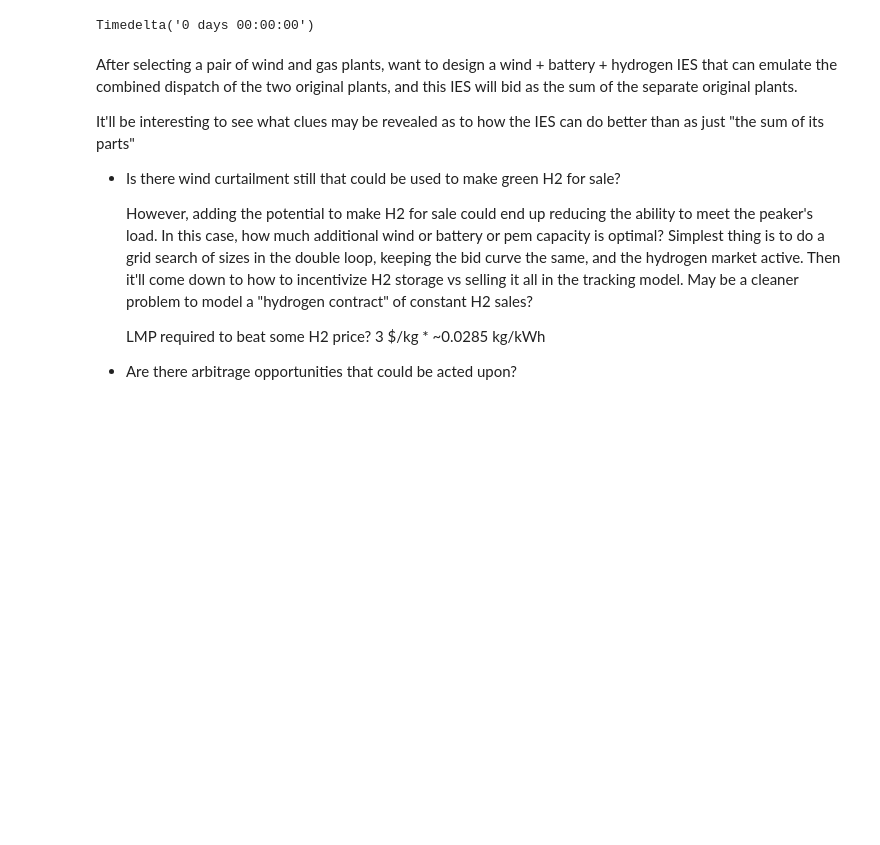
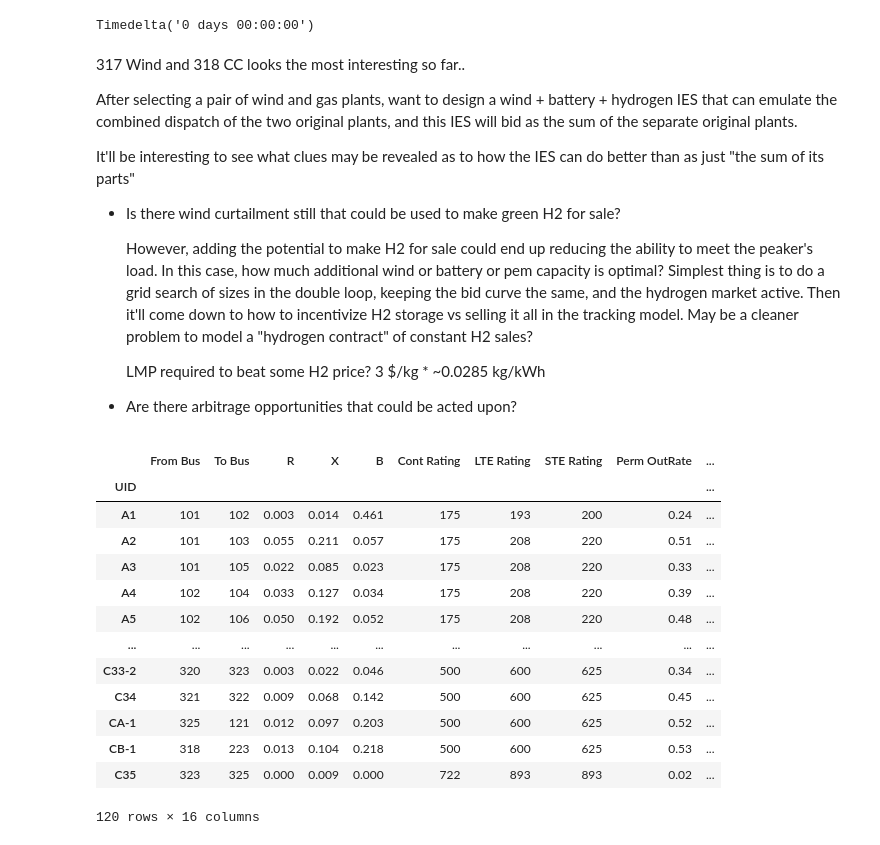
Before and after one commit to dguittet/dispatches, a Jupyter notebook: dispatches/case_studies/renewables_h2_case/prescient_analysis.ipynb, the cells around one changed output. Drawn from its saved outputs; the diff is of its cells as text; code cells hidden in the pictures; blank space fills up the shorter version.

```diff
--- a/dispatches/case_studies/renewables_h2_case/prescient_analysis.ipynb
+++ b/dispatches/case_studies/renewables_h2_case/prescient_analysis.ipynb
@@ -220,6 +218,8 @@ for (i, j) in pairs:
 (303, 309) 12953.04 77.85 888.53 492.85 1380
 Timedelta('0 days 00:00:00')
 # %% [markdown]
+317 Wind and 318 CC looks the most interesting so far..
+
 After selecting a pair of wind and gas plants, want to design a wind + battery + hydrogen IES that can emulate the combined dispatch of the two original plants, and this IES will bid as the sum of the separate original plants.
 
 It'll be interesting to see what clues may be revealed as to how the IES can do better than as just "the sum of its parts"
@@ -237,0 +236,29 @@ summary.query(f"bus == {bus_dict[]}")
+# %%
+# line_df = pd.merge(line_df.rename(columns={'Line': "UID"}).set_index('UID').drop(columns="Cont Rating"), branch_df, on='UID', how='outer')
+line_df['Relative OverFlow'] = (line_df['Relative Flow'] >= 0.95).astype(int) * line_df['Relative Flow']
+
+branch_df['Relative OverFlow'] = line_df['Relative OverFlow'].groupby('UID').mean()
+branch_df['Relative Flow'] = line_df['Relative Flow'].groupby('UID').mean()
+branch_df
+
+avg_LMP_diff = []
+for (i, j) in branch_df[['From Bus', 'To Bus']].values:
+    LMP_diff = (summary.query(f"Bus == '{bus_dict[i]}'")['LMP'] - summary.query(f"Bus == '{bus_dict[j]}'")['LMP']).abs()
+    avg_LMP_diff.append(LMP_diff.mean())
+branch_df['Avg LMP Diff'] = avg_LMP_diff
+branch_df
+# %% [output]
+|  | From Bus | To Bus | R | X | B | Cont Rating | LTE Rating | STE Rating | Perm OutRate | ... |
+| UID |  |  |  |  |  |  |  |  |  | ... |
+| A1 | 101 | 102 | 0.003 | 0.014 | 0.461 | 175 | 193 | 200 | 0.24 | ... |
+| A2 | 101 | 103 | 0.055 | 0.211 | 0.057 | 175 | 208 | 220 | 0.51 | ... |
+| A3 | 101 | 105 | 0.022 | 0.085 | 0.023 | 175 | 208 | 220 | 0.33 | ... |
+| A4 | 102 | 104 | 0.033 | 0.127 | 0.034 | 175 | 208 | 220 | 0.39 | ... |
+| A5 | 102 | 106 | 0.050 | 0.192 | 0.052 | 175 | 208 | 220 | 0.48 | ... |
+| ... | ... | ... | ... | ... | ... | ... | ... | ... | ... | ... |
+| C33-2 | 320 | 323 | 0.003 | 0.022 | 0.046 | 500 | 600 | 625 | 0.34 | ... |
+| C34 | 321 | 322 | 0.009 | 0.068 | 0.142 | 500 | 600 | 625 | 0.45 | ... |
+| CA-1 | 325 | 121 | 0.012 | 0.097 | 0.203 | 500 | 600 | 625 | 0.52 | ... |
+| CB-1 | 318 | 223 | 0.013 | 0.104 | 0.218 | 500 | 600 | 625 | 0.53 | ... |
+| C35 | 323 | 325 | 0.000 | 0.009 | 0.000 | 722 | 893 | 893 | 0.02 | ... |
+120 rows × 16 columns
```
Also changed, not shown: parts of 15 cells of this notebook.
